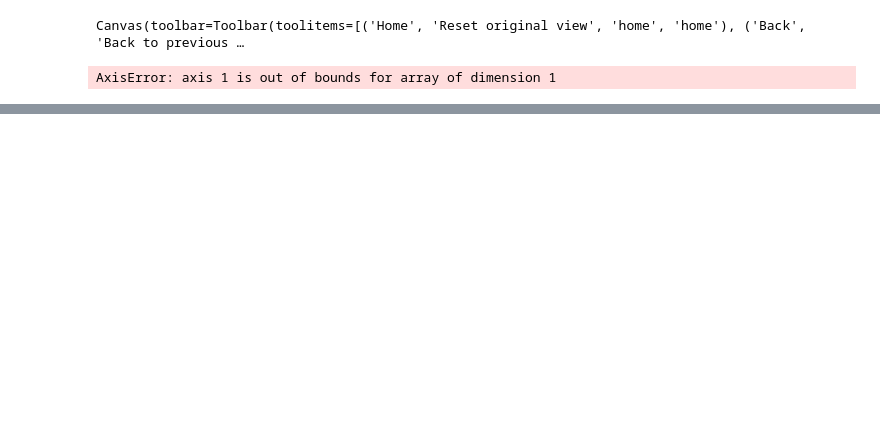
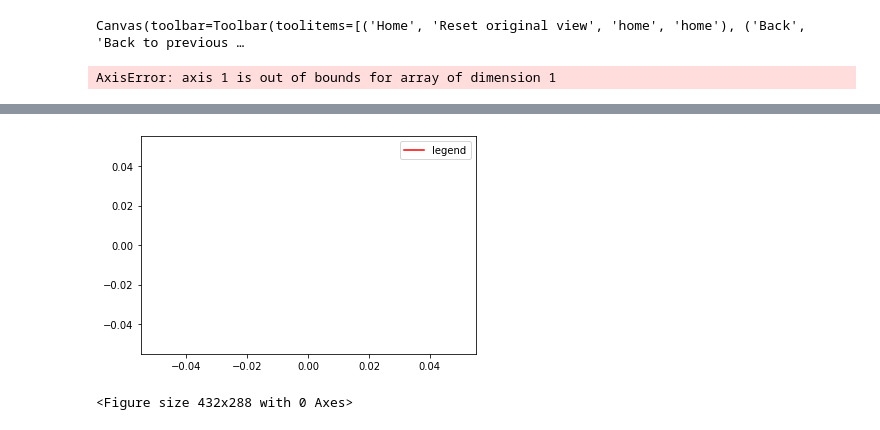
Before and after one commit to osscar-org/quantum-mechanics, a Jupyter notebook: notebook/quantum-mechanics/diffusion-from-random-2d.ipynb, the cells around one changed output, grey strips where cells are left out. Drawn from its saved outputs; the diff is of its cells as text; code cells hidden in the pictures; blank space fills up the shorter version.

```diff
--- a/notebook/quantum-mechanics/diffusion-from-random-2d.ipynb
+++ b/notebook/quantum-mechanics/diffusion-from-random-2d.ipynb
@@ -381,0 +519,13 @@ plot_radii(ax, 3)
+# %%
+fig, ax = plt.subplots(1,1)
+line, = ax.plot([],[],'r-',label='legend')
+ax.legend()
+plt.show()
+# %% [output]
+[figure, added]
+# %%
+line.set_data(np.linspace(0,10,100), np.random.randint(0,10,size=100))
+
+plt.show()
+# %% [output]
+<Figure size 432x288 with 0 Axes>
```
Also changed, not shown: parts of 16 cells of this notebook, 1 other file.
